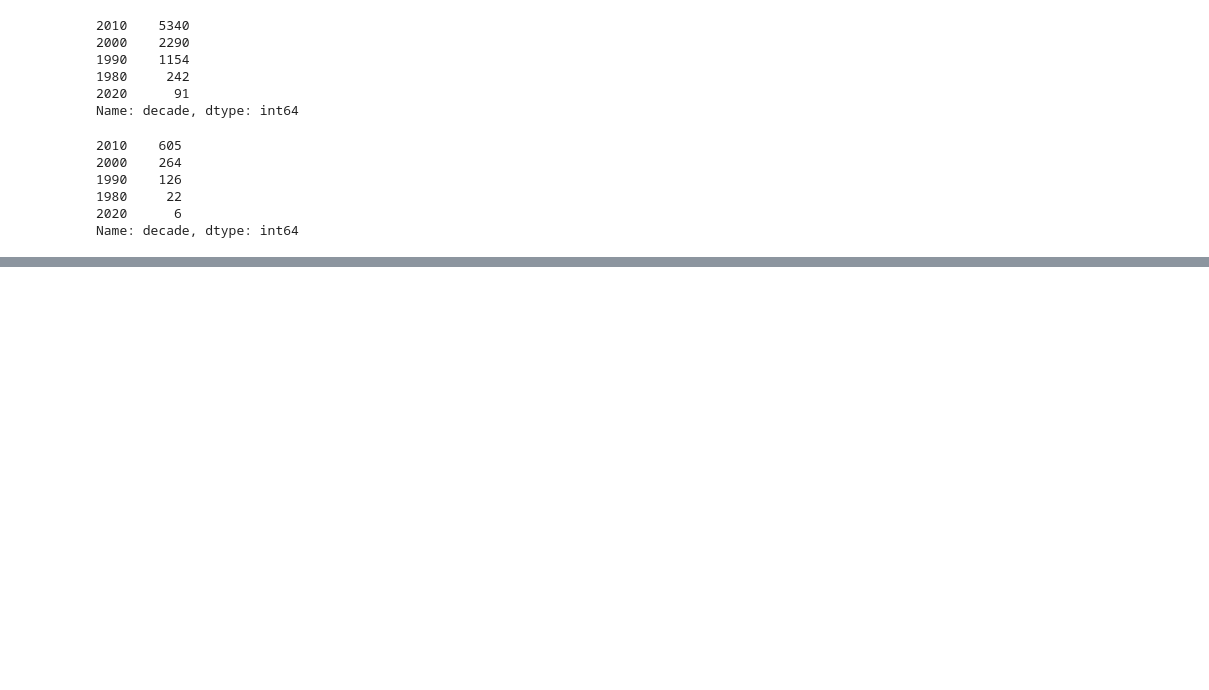
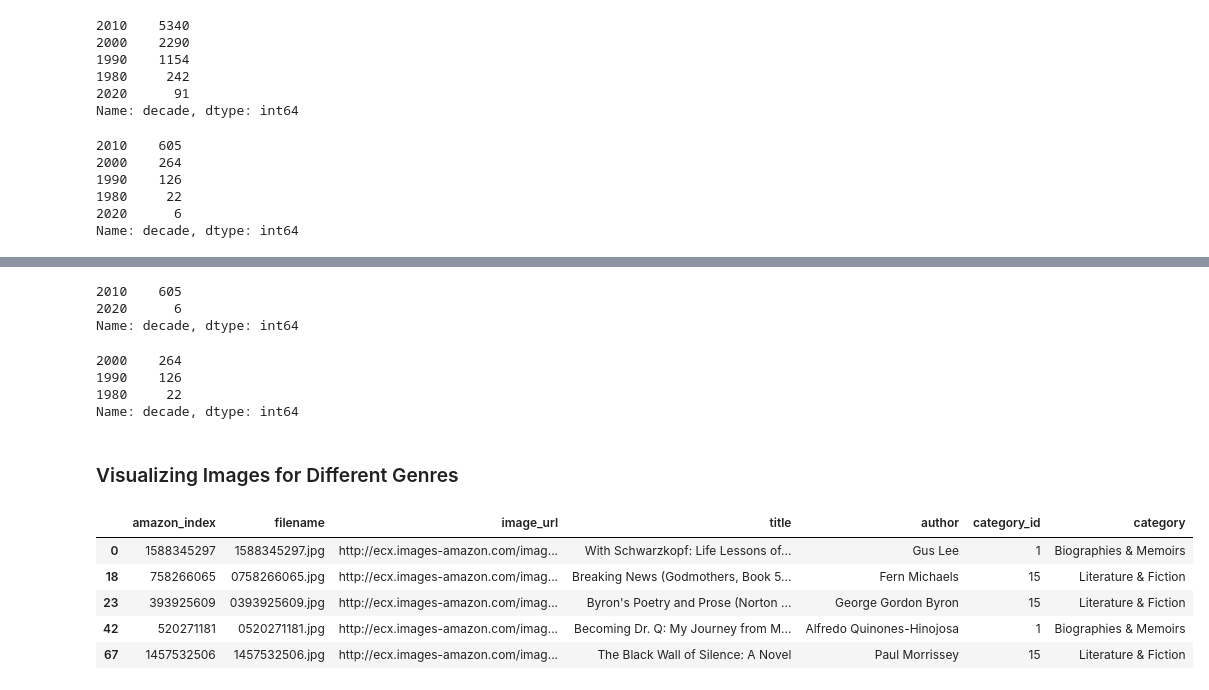
Before and after one commit to jpetersen626/book_cover_classification, a Jupyter notebook: code/02_Cleaning_EDA_2.ipynb, the cells around one changed output, grey strips where cells are left out. Drawn from its saved outputs; the diff is of its cells as text; code cells hidden in the pictures; blank space fills up the shorter version.

```diff
--- a/code/02_Cleaning_EDA_2.ipynb
+++ b/code/02_Cleaning_EDA_2.ipynb
@@ -631,0 +671,13 @@ test.to_csv('../data/test_2_cleaned.csv')
+# %%
+test[test['post_2010'] == 'post_2010']['decade'].value_counts()
+# %% [output]
+2010    605
+2020      6
+Name: decade, dtype: int64
+# %%
+test[test['post_2010'] == 'pre_2010']['decade'].value_counts()
+# %% [output]
+2000    264
+1990    126
+1980     22
+Name: decade, dtype: int64
@@ -631,0 +687,2 @@ test.to_csv('../data/test_2_cleaned.csv')
+# %% [markdown]
+### Visualizing Images for Different Genres
@@ -631,0 +692,9 @@ test.to_csv('../data/test_2_cleaned.csv')
+# %%
+train_genre.head()
+# %% [output]
+|  | amazon_index | filename | image_url | title | author | category_id | category |
+| 0 | 1588345297 | 1588345297.jpg | http://ecx.images-amazon.com/imag... | With Schwarzkopf: Life Lessons of... | Gus Lee | 1 | Biographies & Memoirs |
+| 18 | 758266065 | 0758266065.jpg | http://ecx.images-amazon.com/imag... | Breaking News (Godmothers, Book 5... | Fern Michaels | 15 | Literature & Fiction |
+| 23 | 393925609 | 0393925609.jpg | http://ecx.images-amazon.com/imag... | Byron's Poetry and Prose (Norton ... | George Gordon Byron | 15 | Literature & Fiction |
+| 42 | 520271181 | 0520271181.jpg | http://ecx.images-amazon.com/imag... | Becoming Dr. Q: My Journey from M... | Alfredo Quinones-Hinojosa | 1 | Biographies & Memoirs |
+| 67 | 1457532506 | 1457532506.jpg | http://ecx.images-amazon.com/imag... | The Black Wall of Silence: A Novel | Paul Morrissey | 15 | Literature & Fiction |
```
Also changed, not shown: parts of 23 cells of this notebook, 5 other files.
